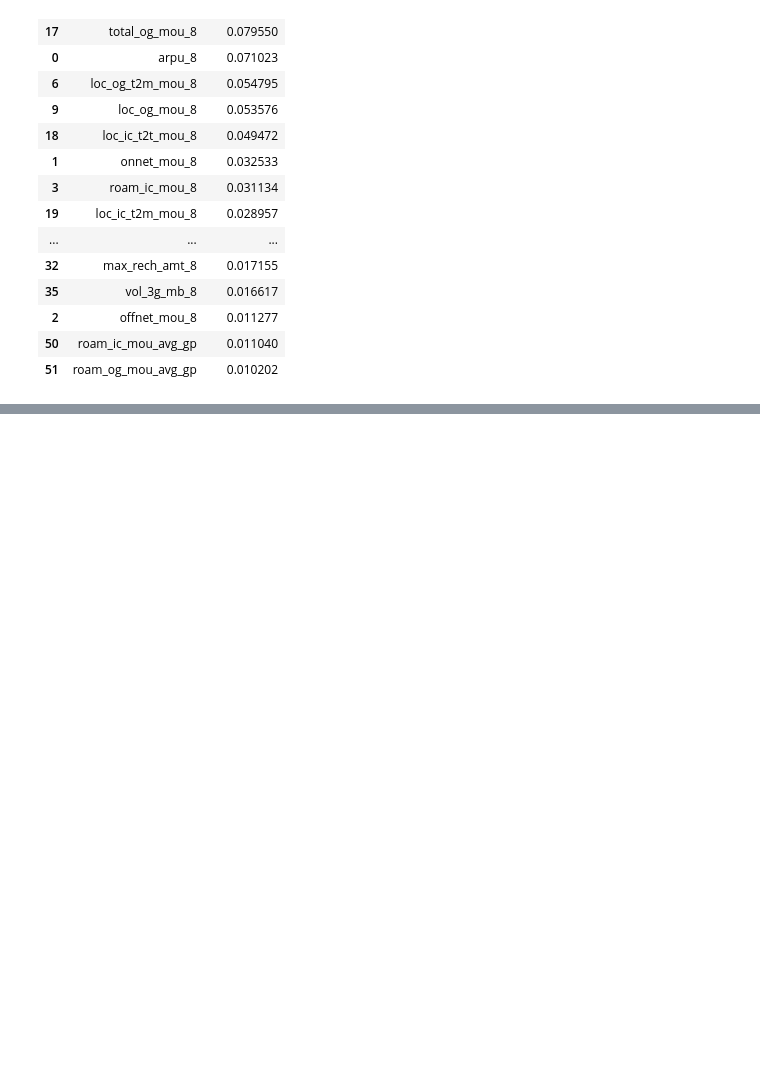
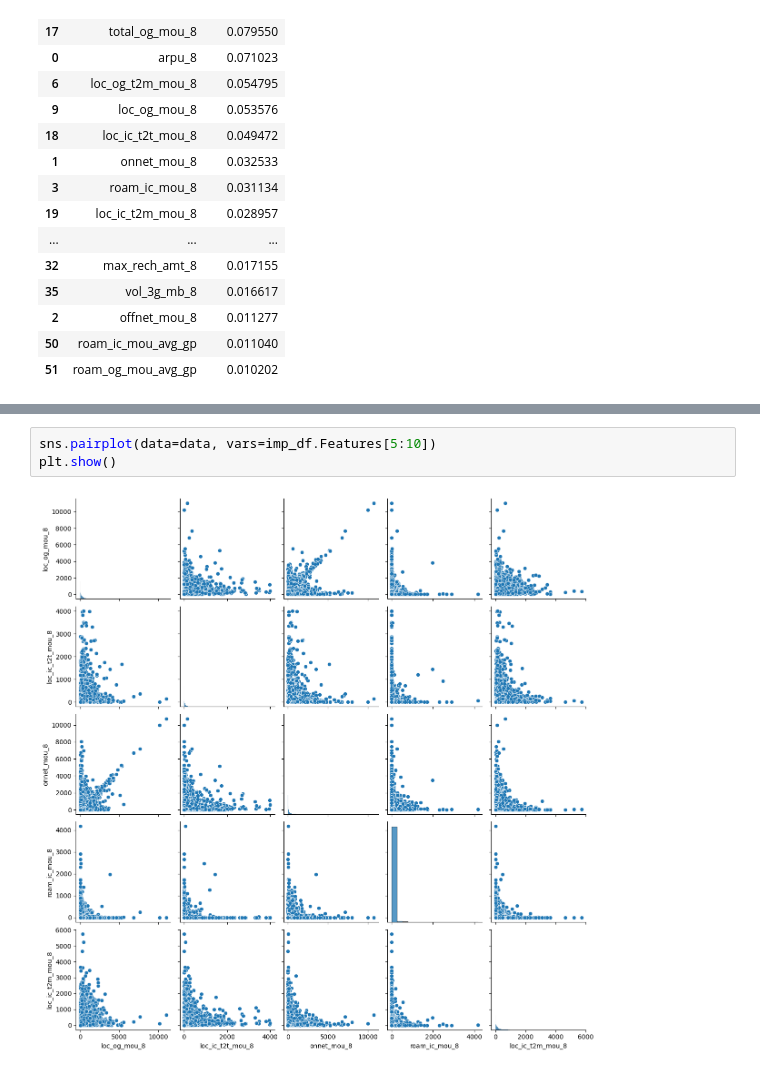
Before and after one commit to Awadhesh43/Advance-ML-Assignment-upGrad, a Jupyter notebook: Advance-ML-Telecom-Churn-Assignment.ipynb, the cells around one changed output, grey strips where cells are left out. Drawn from its saved outputs; the diff is of its cells as text; blank space fills up the shorter version.

```diff
--- a/Advance-ML-Telecom-Churn-Assignment.ipynb
+++ b/Advance-ML-Telecom-Churn-Assignment.ipynb
@@ -897,0 +973,5 @@ imp_df
+# %%
+sns.pairplot(data=data, vars=imp_df.Features[5:10])
+plt.show()
+# %% [output]
+[figure, added]
```
Also changed, not shown: parts of 13 cells of this notebook.
